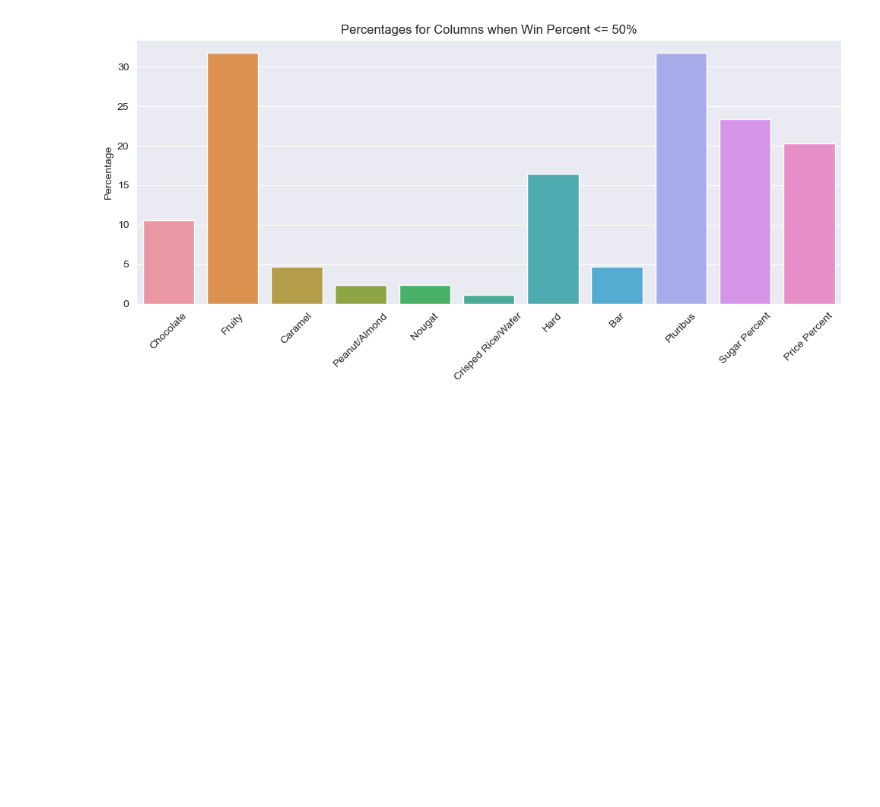
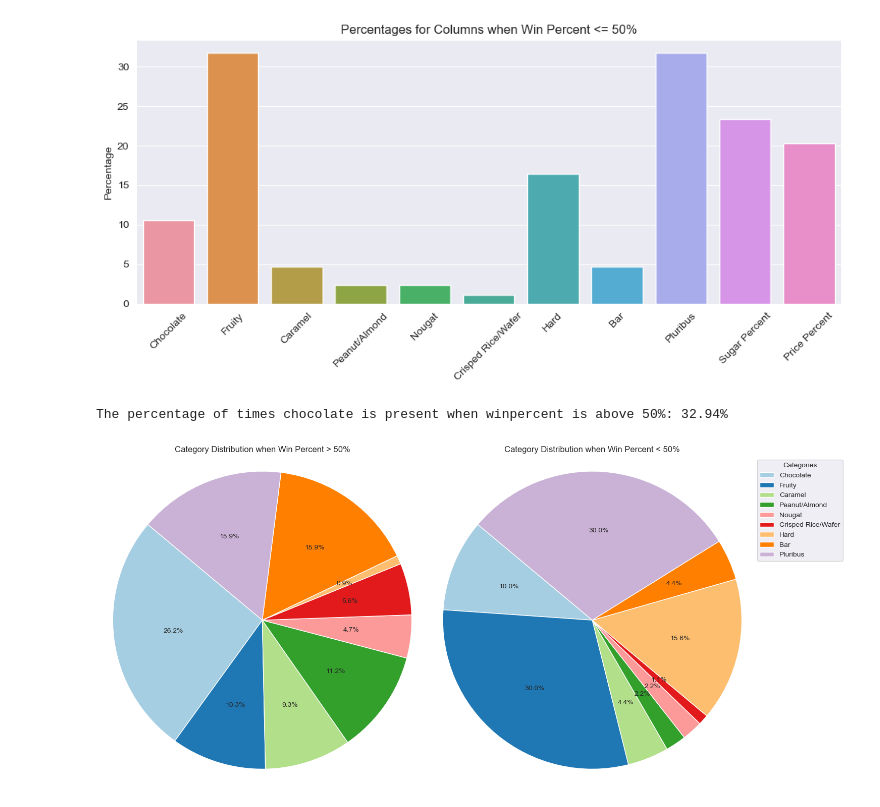
Before and after one commit to Yubinex/candy-market-research, a Jupyter notebook: candy_analysis.ipynb, the cells around one changed output. Drawn from its saved outputs; the diff is of its cells as text; code cells hidden in the pictures; blank space fills up the shorter version.

```diff
--- a/candy_analysis.ipynb
+++ b/candy_analysis.ipynb
@@ -247,3 +247,47 @@ plt.show()
 # %% [output]
 [figure]
 [figure]
+# %%
+# Filter the dataframe for rows where winpercent is above 50% and chocolate is present
+filtered_df = df[(df['Win Percent'] > 50) & (df['Chocolate'] == 1)]
+
+# Calculate the percentage
+percentage_chocolate_win = (len(filtered_df) / len(df)) * 100
+
+print(f"The percentage of times chocolate is present when winpercent is above 50%: {percentage_chocolate_win:.2f}%")
+# %% [output]
+The percentage of times chocolate is present when winpercent is above 50%: 32.94%
+# %%
+import matplotlib.pyplot as plt
+
+# Filter the dataframe for rows where Win Percent is above 50%
+filtered_df_above = df[df['Win Percent'] > 50]
+
+# Filter the dataframe for rows where Win Percent is below 50%
+filtered_df_below = df[df['Win Percent'] < 50]
+
+# Calculate the counts of each category in the filtered dataframes
+categories = ['Chocolate', 'Fruity', 'Caramel', 'Peanut/Almond', 'Nougat', 'Crisped Rice/Wafer', 'Hard', 'Bar', 'Pluribus']
+category_counts_above = [filtered_df_above[category].sum() for category in categories]
+category_counts_below = [filtered_df_below[category].sum() for category in categories]
+
+# Create the pie charts
+fig, (ax1, ax2) = plt.subplots(1, 2, figsize=(15, 7))
+ax1.pie(category_counts_above, autopct='%1.1f%%', startangle=140, colors=plt.cm.Paired.colors)
+ax1.axis('equal')  # Equal aspect ratio ensures that pie is drawn as a circle.
+ax1.set_title("Category Distribution when Win Percent > 50%")
+
+ax2.pie(category_counts_below, autopct='%1.1f%%', startangle=140, colors=plt.cm.Paired.colors)
+ax2.axis('equal')  # Equal aspect ratio ensures that pie is drawn as a circle.
+ax2.set_title("Category Distribution when Win Percent < 50%")
+
+# Create a single legend for both charts
+legend = ax2.legend(categories, title="Categories", loc="upper left", bbox_to_anchor=(1, 1))
+
+# Save the legend as a separate image
+legend.figure.savefig("pie_charts.png", bbox_inches='tight', transparent=True)
+
+plt.tight_layout()
+plt.show()
+# %% [output]
+[figure, added]
```
